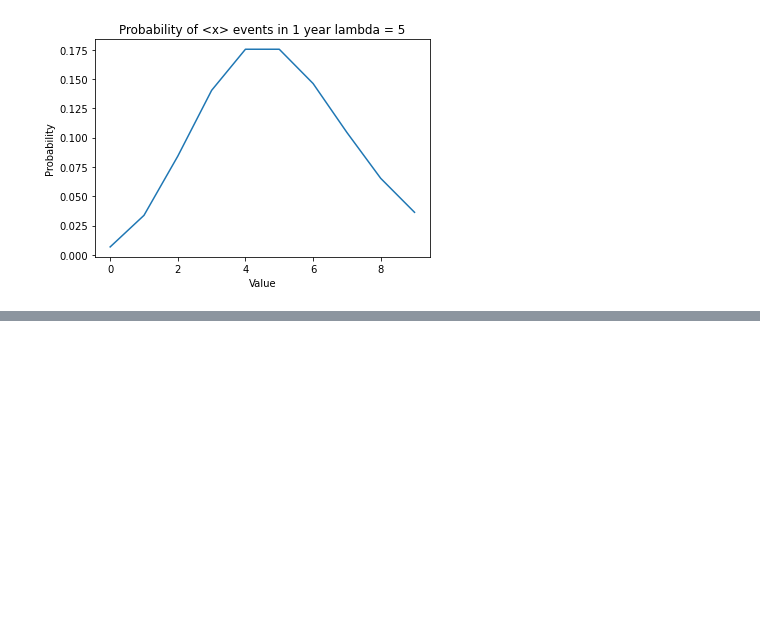
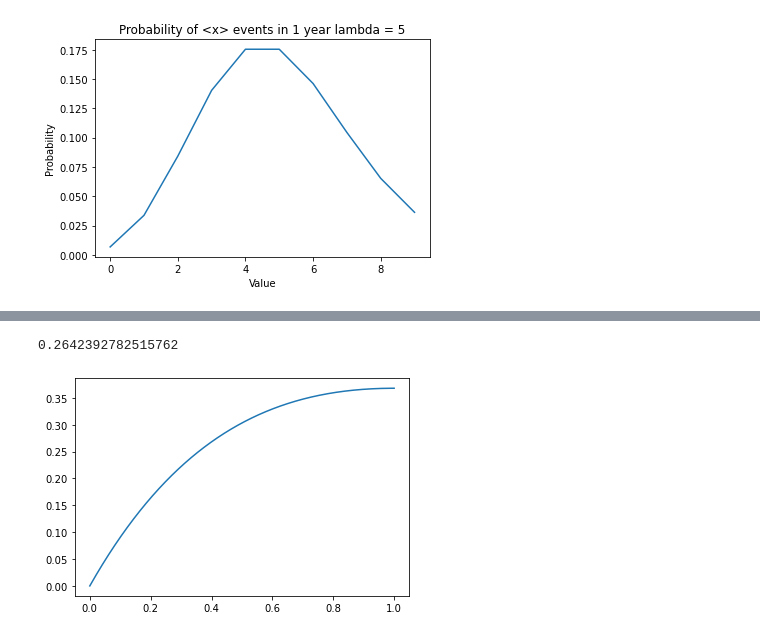
Before and after one commit to FlanFlanagan/misc_python, a Jupyter notebook: distributions.ipynb, the cells around one changed output, grey strips where cells are left out. Drawn from its saved outputs; the diff is of its cells as text; code cells hidden in the pictures; blank space fills up the shorter version.

```diff
--- a/distributions.ipynb
+++ b/distributions.ipynb
@@ -76,0 +99,14 @@ y
+# %%
+def gamma_dist(x, k, theta):
+    c = 1/(math.factorial(k-1) * theta**k)
+    x_fact = x**(k-1)
+    exp = np.exp(-1*x/theta)
+    return c * x_fact * exp
+
+x = np.arange(0, 1, 0.00001)
+y = gamma_dist(x, 2, 1)
+plt.plot(x, y, label='Test')
+y.sum()*0.00001
+# %% [output]
+0.2642392782515762
+[figure, added]
```
Also changed, not shown: parts of 5 cells of this notebook, 7 other files.
